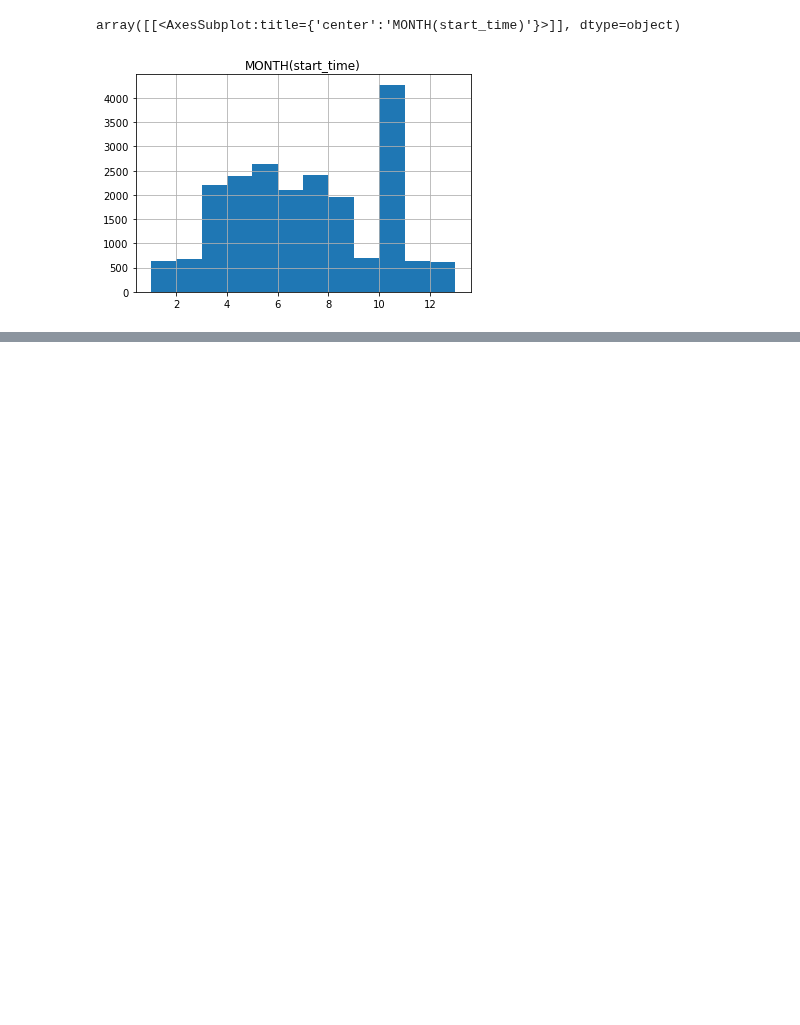
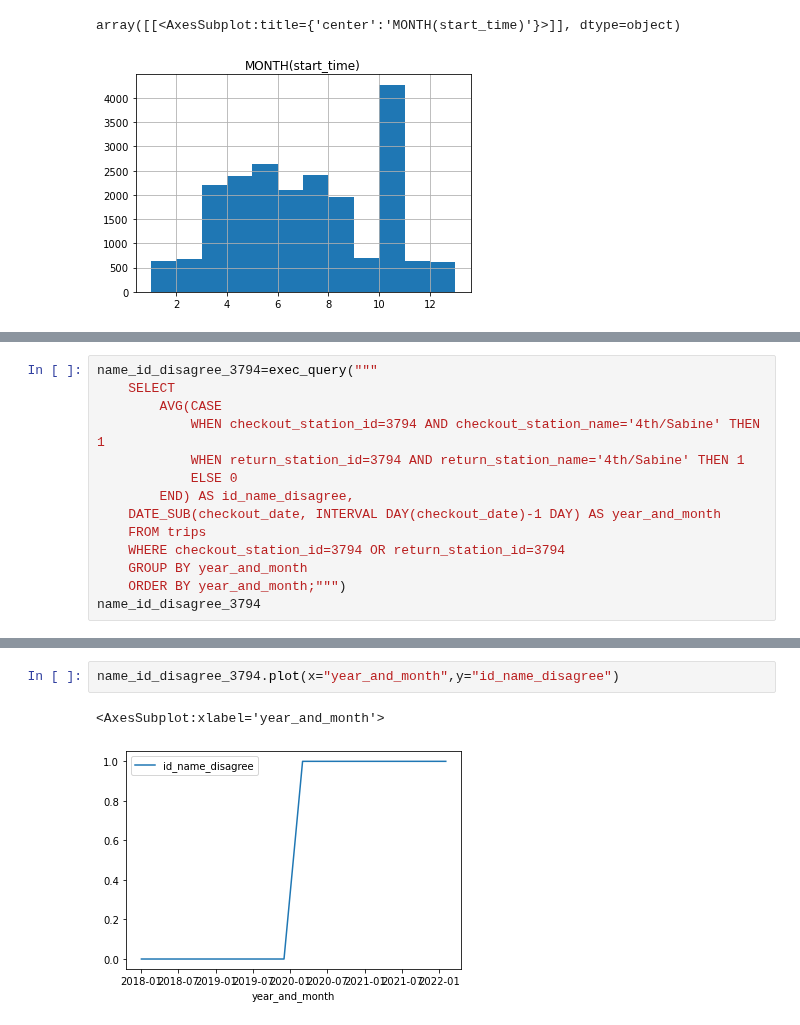
Before and after one commit to MQuigley2/bikeshare, a Jupyter notebook: bikeshare_initial_data_exploration.ipynb, the cells around one changed output, grey strips where cells are left out. Saved outputs shown, nothing was run; the diff lists cells and outputs as text; blank space fills up the shorter version.

Commit message:
Added analysis of null values for station id and contradicting stationid/name

```diff
--- a/bikeshare_initial_data_exploration.ipynb
+++ b/bikeshare_initial_data_exploration.ipynb
@@ -686,0 +752,14 @@ array([[<AxesSubplot:title={'center':'MONTH(start_time)'}>]], dtype=object)
+# %%
+name_id_disagree_3794=exec_query("""
+    SELECT
+        AVG(CASE
+            WHEN checkout_station_id=3794 AND checkout_station_name='4th/Sabine' THEN 1
+            WHEN return_station_id=3794 AND return_station_name='4th/Sabine' THEN 1
+            ELSE 0
+        END) AS id_name_disagree,
+    DATE_SUB(checkout_date, INTERVAL DAY(checkout_date)-1 DAY) AS year_and_month
+    FROM trips
+    WHERE checkout_station_id=3794 OR return_station_id=3794
+    GROUP BY year_and_month
+    ORDER BY year_and_month;""")
+name_id_disagree_3794
@@ -686,0 +784,5 @@ array([[<AxesSubplot:title={'center':'MONTH(start_time)'}>]], dtype=object)
+# %%
+name_id_disagree_3794.plot(x="year_and_month",y="id_name_disagree")
+# %% [output]
+<AxesSubplot:xlabel='year_and_month'>
+[figure, added]
```
Also changed, not shown: parts of 32 cells of this notebook, 2 other files.
